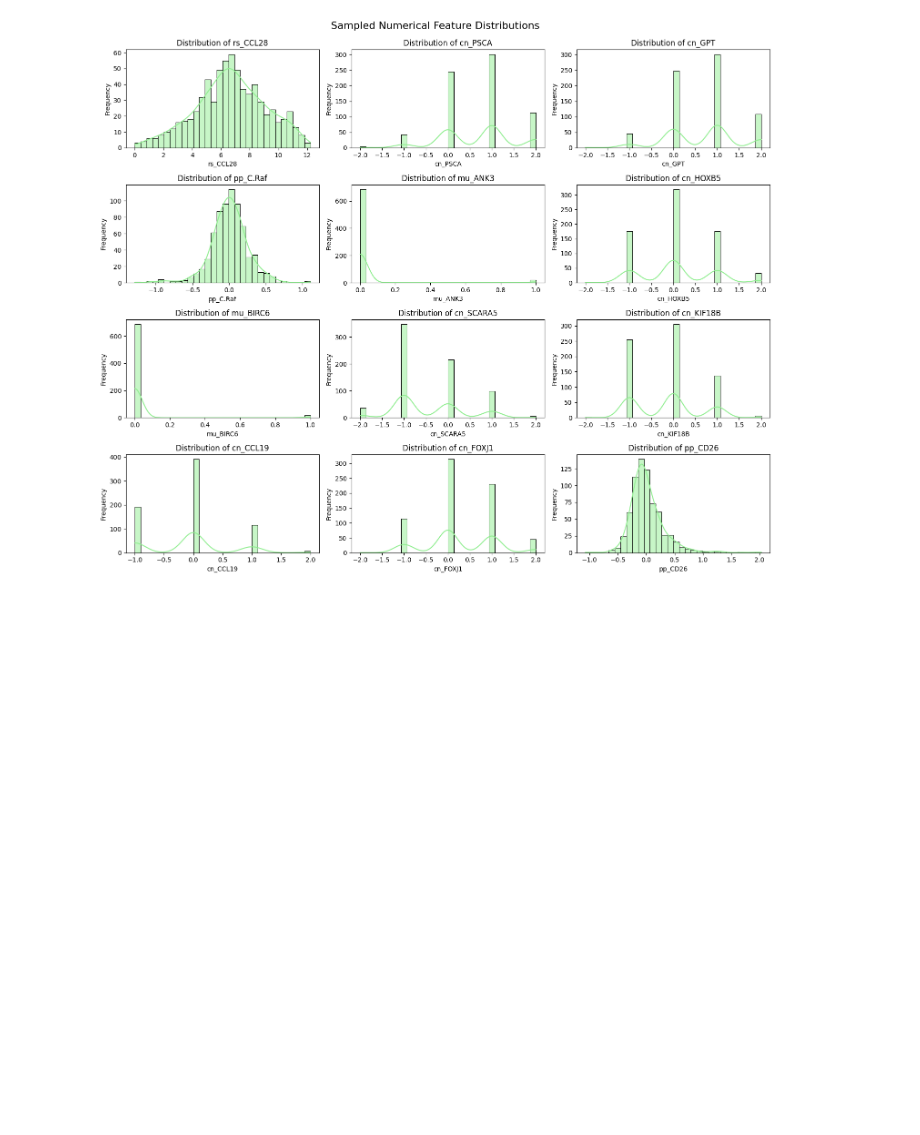
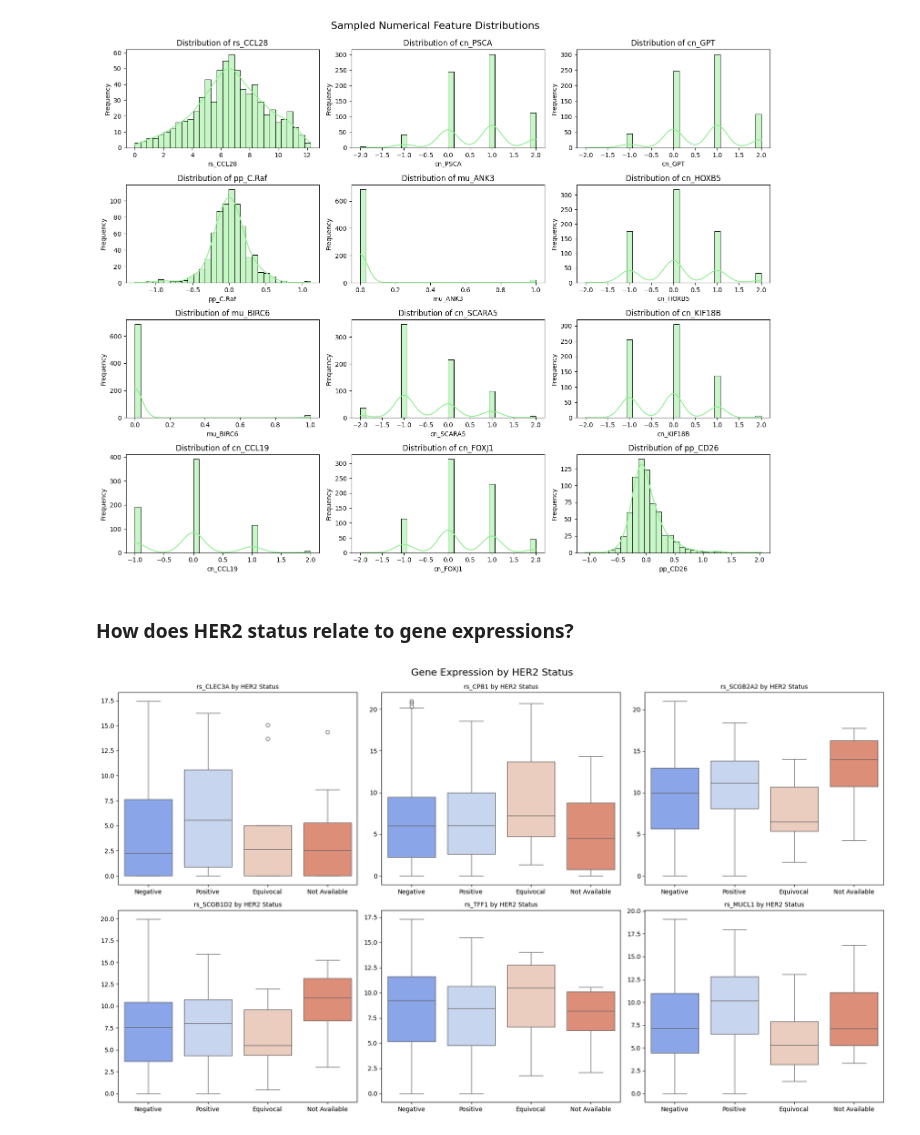
Before and after one commit to Cynthiachelangat/BreastCancer-classification, a Jupyter notebook: brca.ipynb, the cells around one changed output. Cells and saved outputs as stored; diff of their text form; code cells hidden in the pictures; blank space fills up the shorter version.

Commit message:
Exploratory Data Analysis on brca dataset

```diff
--- a/brca.ipynb
+++ b/brca.ipynb
@@ -102,3 +115,25 @@ plt.suptitle("Sampled Numerical Feature Distributions", fontsize=16, y=1.02)
 plt.show()
 # %% [output]
 [figure]
+# %% [markdown]
+### **How does HER2 status relate to gene expressions?**
+# %%
+# Sample of gene expression columns to visualize
+sample_genes = numerical_cols[:6]  # Adjust how many you want to show
+
+# Set up grid size (2 rows, 3 columns for 6 genes)
+fig, axes = plt.subplots(2, 3, figsize=(18, 10))
+axes = axes.flatten()
+
+for i, gene in enumerate(sample_genes):
+    sns.boxplot(data=data2, x='HER2.Final.Status', y=gene, hue='HER2.Final.Status',
+                palette='coolwarm', ax=axes[i], legend=False)
+    axes[i].set_title(f"{gene} by HER2 Status", fontsize=10)
+    axes[i].set_xlabel('')
+    axes[i].set_ylabel('')
+
+plt.tight_layout()
+plt.suptitle("Gene Expression by HER2 Status", fontsize=16, y=1.02)
+plt.show()
+# %% [output]
+[figure, added]
```
Also changed, not shown: parts of 5 cells of this notebook.
